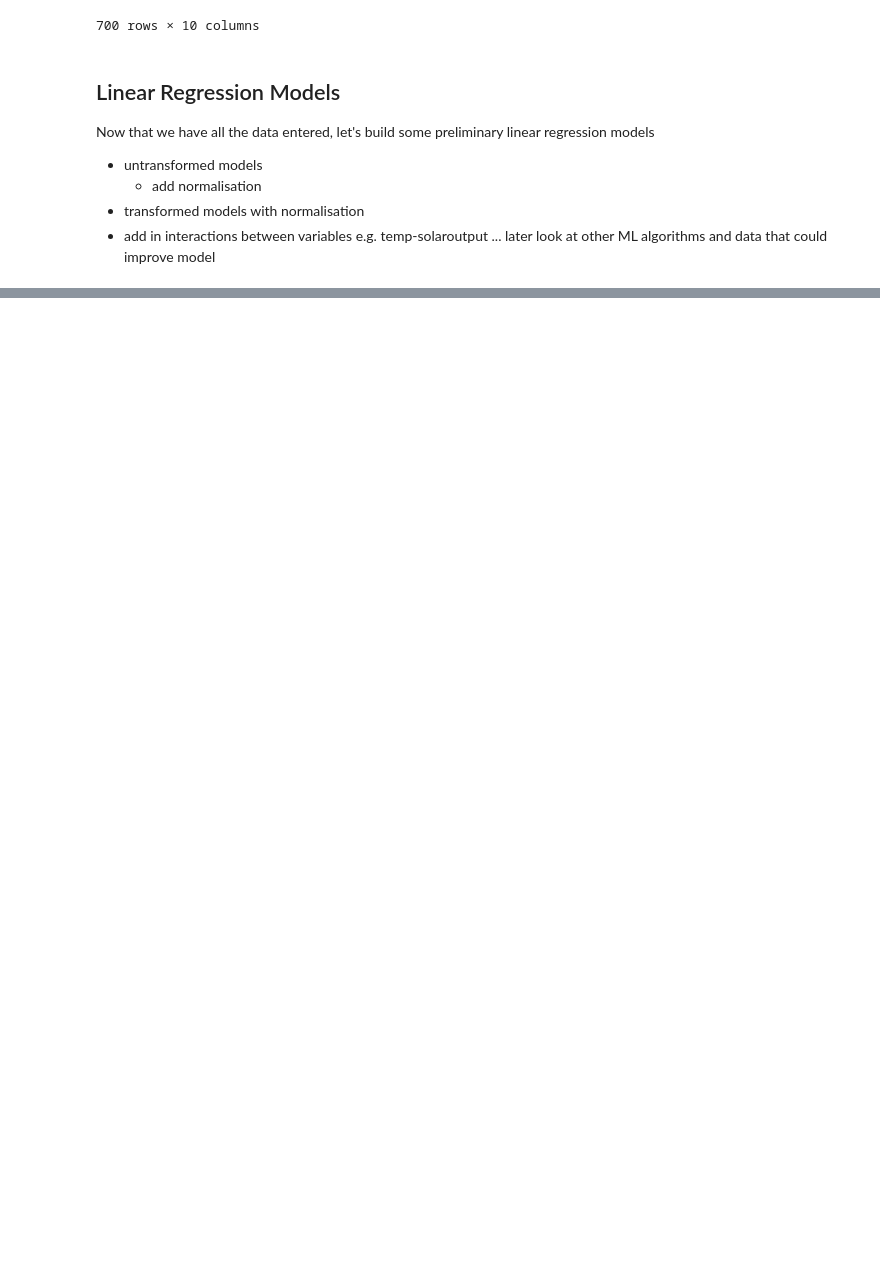
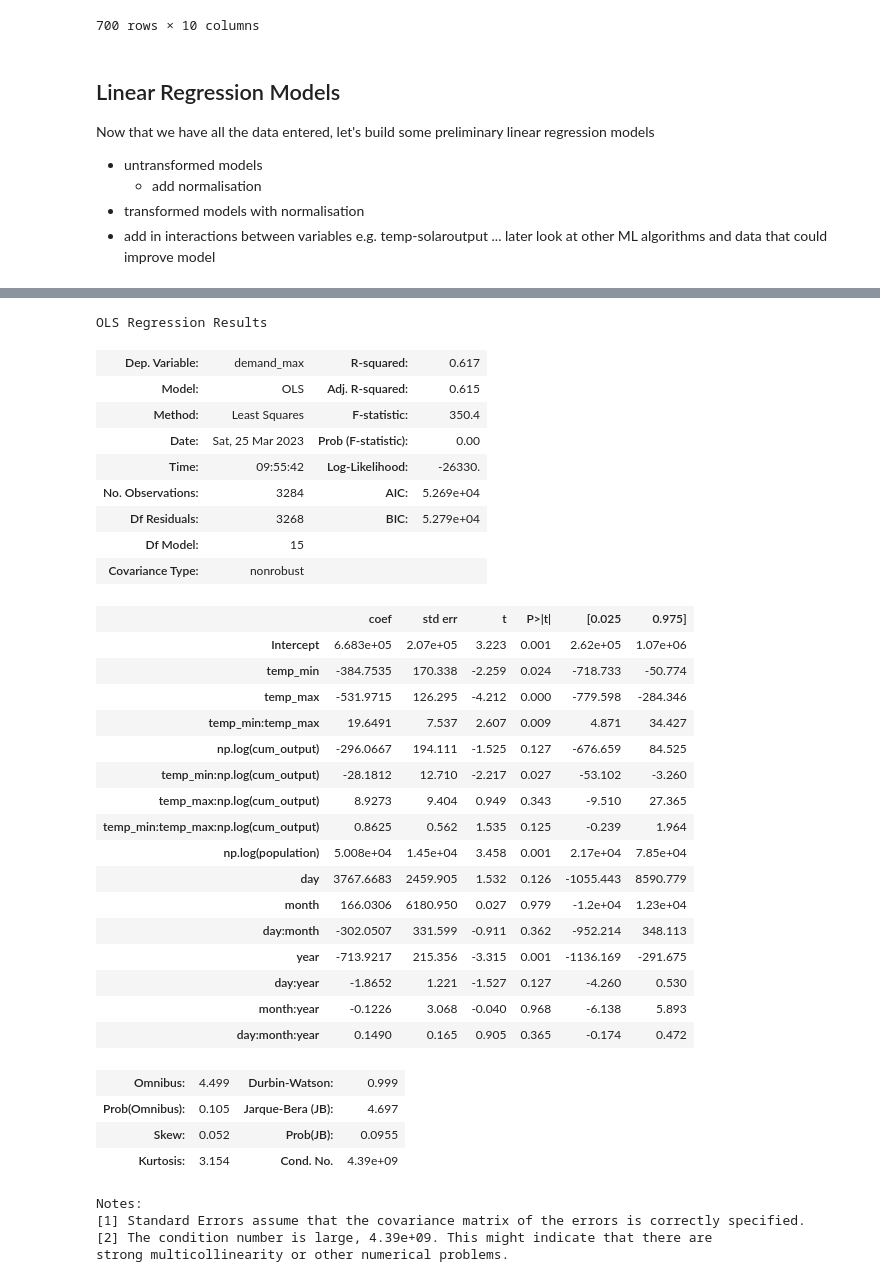
Before and after one commit to dmc-au/Team-A---Impacts-of-Household-PV-on-Grid-Demand, a Jupyter notebook: src/Modelling_1.ipynb, the cells around one changed output, grey strips where cells are left out. Saved outputs shown, nothing was run; the diff lists cells and outputs as text; code cells hidden in the pictures; blank space fills up the shorter version.

```diff
--- a/src/Modelling_1.ipynb
+++ b/src/Modelling_1.ipynb
@@ -188,0 +292,38 @@ strong multicollinearity or other numerical problems.
+# %%
+lm2_max.summary()
+# %% [output]
+OLS Regression Results
+| Dep. Variable: | demand_max | R-squared: | 0.617 |
+| Model: | OLS | Adj. R-squared: | 0.615 |
+| Method: | Least Squares | F-statistic: | 350.4 |
+| Date: | Sat, 25 Mar 2023 | Prob (F-statistic): | 0.00 |
+| Time: | 09:55:42 | Log-Likelihood: | -26330. |
+| No. Observations: | 3284 | AIC: | 5.269e+04 |
+| Df Residuals: | 3268 | BIC: | 5.279e+04 |
+| Df Model: | 15 |  |  |
+| Covariance Type: | nonrobust |  |  |
+|  | coef | std err | t | P>|t| | [0.025 | 0.975] |
+| Intercept | 6.683e+05 | 2.07e+05 | 3.223 | 0.001 | 2.62e+05 | 1.07e+06 |
+| temp_min | -384.7535 | 170.338 | -2.259 | 0.024 | -718.733 | -50.774 |
+| temp_max | -531.9715 | 126.295 | -4.212 | 0.000 | -779.598 | -284.346 |
+| temp_min:temp_max | 19.6491 | 7.537 | 2.607 | 0.009 | 4.871 | 34.427 |
+| np.log(cum_output) | -296.0667 | 194.111 | -1.525 | 0.127 | -676.659 | 84.525 |
+| temp_min:np.log(cum_output) | -28.1812 | 12.710 | -2.217 | 0.027 | -53.102 | -3.260 |
+| temp_max:np.log(cum_output) | 8.9273 | 9.404 | 0.949 | 0.343 | -9.510 | 27.365 |
+| temp_min:temp_max:np.log(cum_output) | 0.8625 | 0.562 | 1.535 | 0.125 | -0.239 | 1.964 |
+| np.log(population) | 5.008e+04 | 1.45e+04 | 3.458 | 0.001 | 2.17e+04 | 7.85e+04 |
+| day | 3767.6683 | 2459.905 | 1.532 | 0.126 | -1055.443 | 8590.779 |
+| month | 166.0306 | 6180.950 | 0.027 | 0.979 | -1.2e+04 | 1.23e+04 |
+| day:month | -302.0507 | 331.599 | -0.911 | 0.362 | -952.214 | 348.113 |
+| year | -713.9217 | 215.356 | -3.315 | 0.001 | -1136.169 | -291.675 |
+| day:year | -1.8652 | 1.221 | -1.527 | 0.127 | -4.260 | 0.530 |
+| month:year | -0.1226 | 3.068 | -0.040 | 0.968 | -6.138 | 5.893 |
+| day:month:year | 0.1490 | 0.165 | 0.905 | 0.365 | -0.174 | 0.472 |
+| Omnibus: | 4.499 | Durbin-Watson: | 0.999 |
+| Prob(Omnibus): | 0.105 | Jarque-Bera (JB): | 4.697 |
+| Skew: | 0.052 | Prob(JB): | 0.0955 |
+| Kurtosis: | 3.154 | Cond. No. | 4.39e+09 |
+Notes:
+[1] Standard Errors assume that the covariance matrix of the errors is correctly specified.
+[2] The condition number is large, 4.39e+09. This might indicate that there are
+strong multicollinearity or other numerical problems.
```
Also changed, not shown: parts of 19 cells of this notebook.
